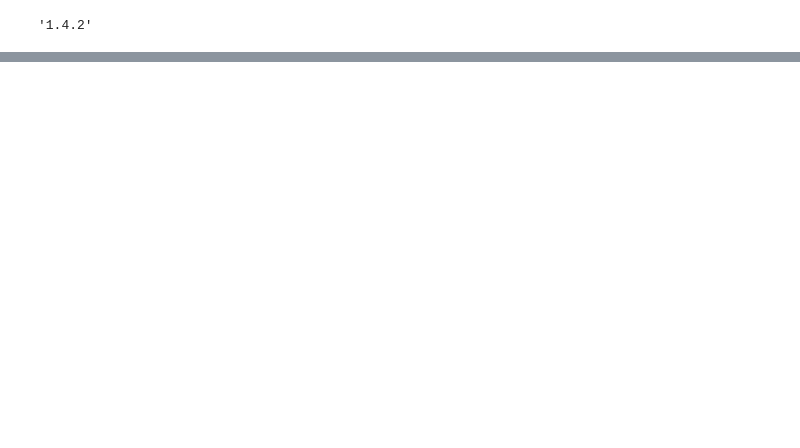
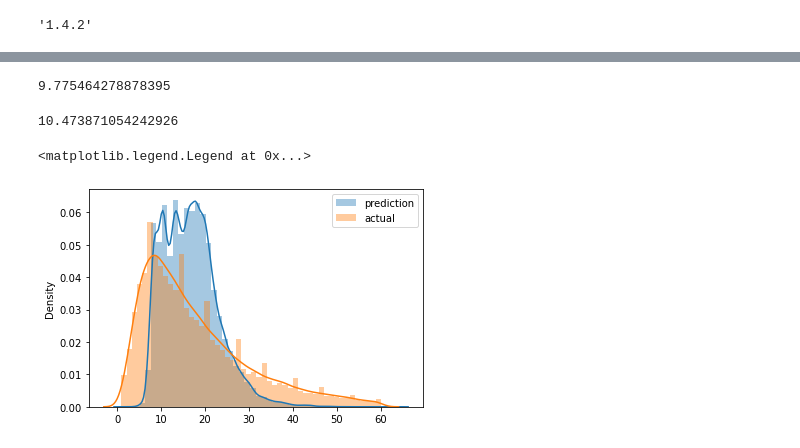
Before and after one commit to k-pablorp/mlops-zoomcamp, a Jupyter notebook: 01-intro/homework.ipynb, the cells around one changed output, grey strips where cells are left out. Cells and saved outputs as stored; diff of their text form; code cells hidden in the pictures; blank space fills up the shorter version.

```diff
--- a/01-intro/homework.ipynb
+++ b/01-intro/homework.ipynb
@@ -17,0 +120,4 @@ df.head()
+# %%
+mean_squared_error(y_train, y_pred, squared=False)
+# %% [output]
+9.775464278878395
@@ -17,0 +139,20 @@ df.head()
+# %%
+val_dicts = df_validate[categorical + numerical].to_dict(orient='records')
+# %%
+y_val = df_validate[target].values
+# %%
+X_val = dv.transform(val_dicts)
+# %%
+y_pred = lr.predict(X_val)
+
+mean_squared_error(y_val, y_pred, squared=False)
+# %% [output]
+10.473871054242926
+# %%
+sns.distplot(y_pred, label = 'prediction')
+sns.distplot(y_val, label = 'actual')
+
+plt.legend()
+# %% [output]
+<matplotlib.legend.Legend at 0x...>
+[figure, added]
```
Also changed, not shown: parts of 31 cells of this notebook.
